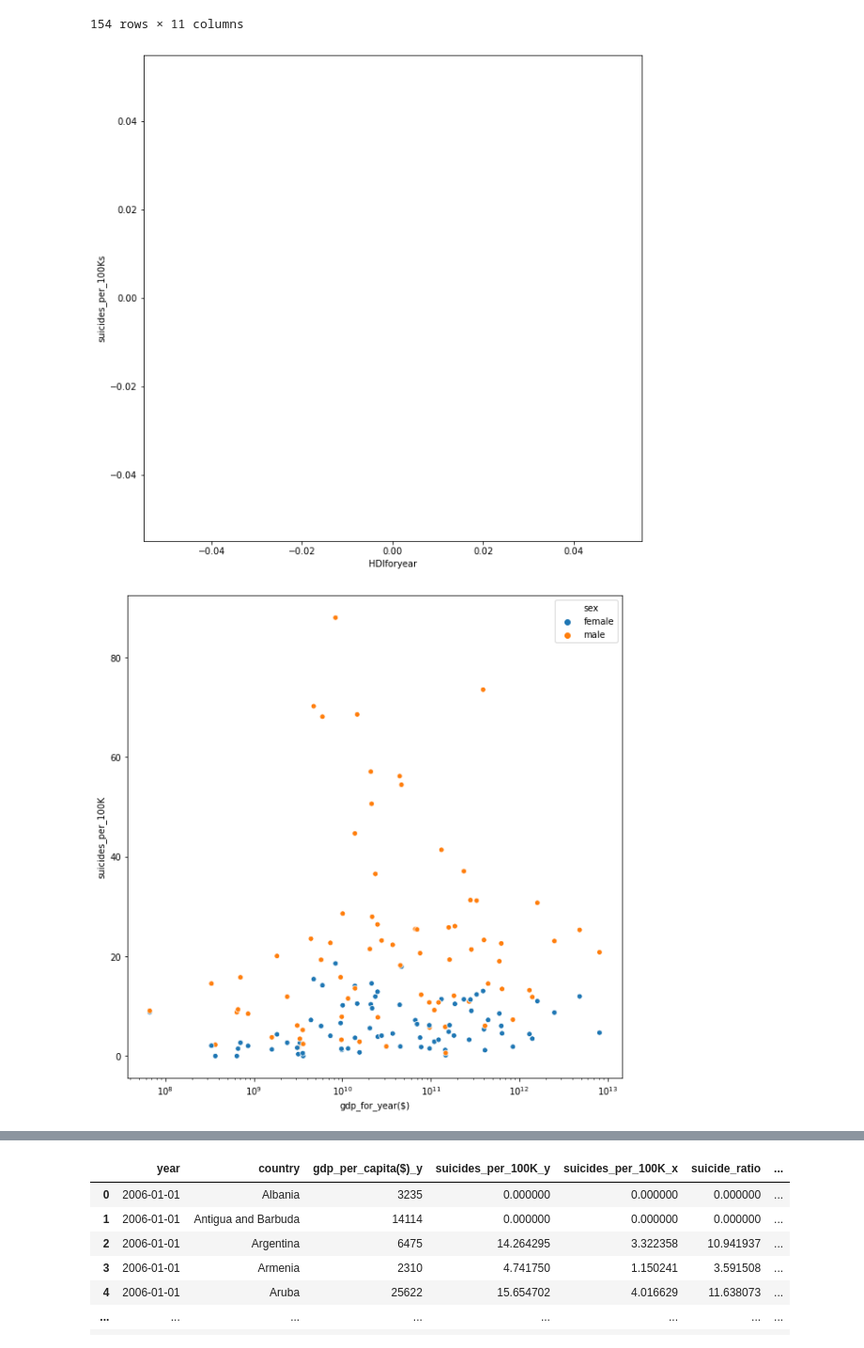
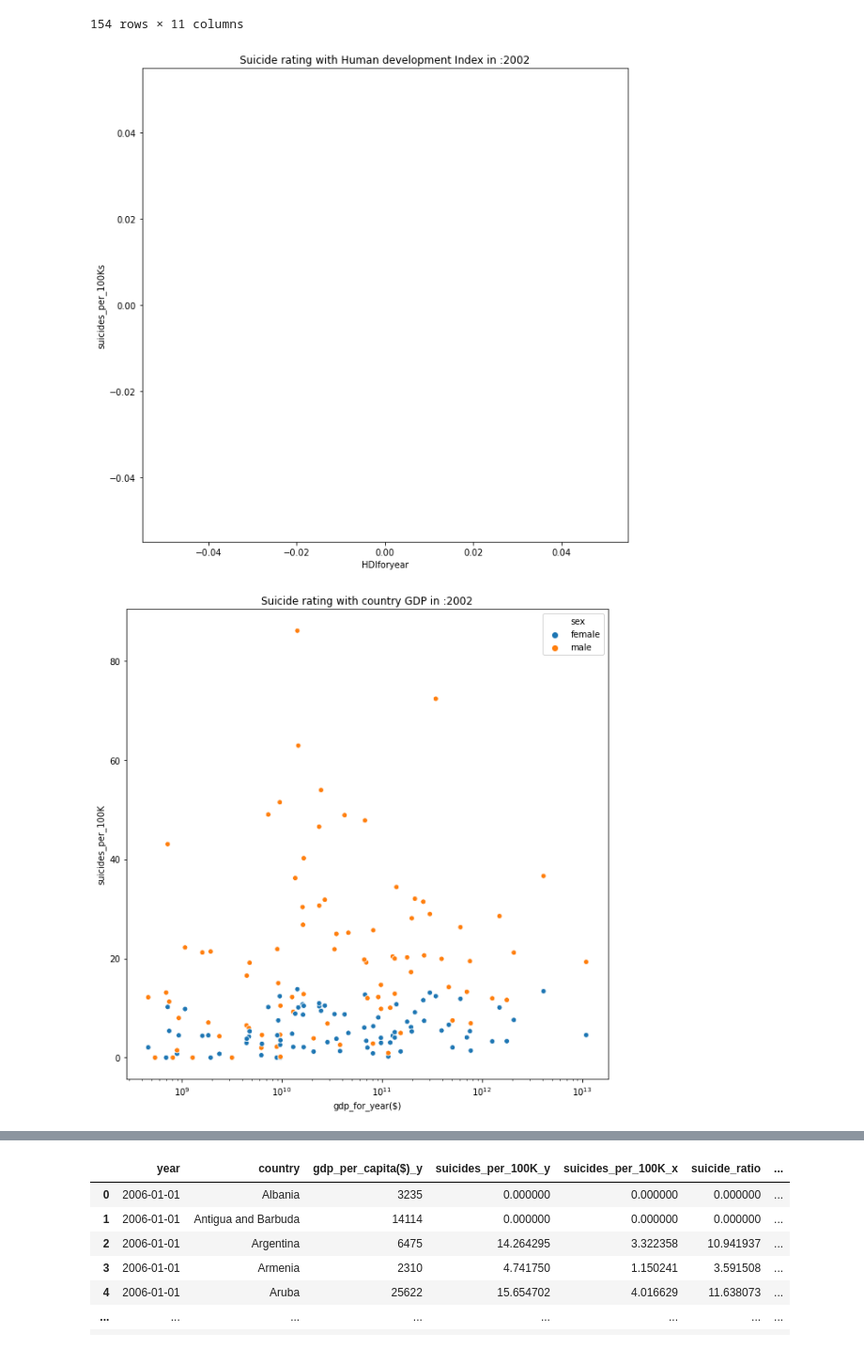
Before and after one commit to Brunadiasmiguel/depression, a Jupyter notebook: Analysis/female_male_comparation.ipynb, the cells around one changed output, grey strips where cells are left out. Shown at 94% size. Saved outputs shown, nothing was run; the diff lists cells and outputs as text; code cells hidden in the pictures.

```diff
--- a/Analysis/female_male_comparation.ipynb
+++ b/Analysis/female_male_comparation.ipynb
@@ -184,7 +154,7 @@ data_year('1996')
 | 1463 | 1996-01-01 | Uzbekistan | male | 1332 | 9812700 | NaN | 13948892216 | 703 | ... |
 154 rows × 11 columns
 # %%
-
+# compare suicides rates with other variables  given the year
 
 def plot_gdp_suicide(year):
     fig, ax = plt.subplots(figsize=(10,10))
@@ -193,6 +163,11 @@ def plot_gdp_suicide(year):
                          y=data_year(year)['suicides_per_100K'],
                          hue=data_year(year)['sex'], data=data_year(year))
 
+    plt.title(f'Suicide rating with Human development Index in :{year}')
+
+    #store the image
+    plt.savefig(f'../ploting/suicides_HDI_{year}.png')
+
     fig, ax2 = plt.subplots(figsize=(10,10))
 
     ax2 = sns.scatterplot(x=data_year(year)['gdp_for_year($)'],
@@ -200,6 +175,10 @@ def plot_gdp_suicide(year):
                          hue=data_year(year)['sex'], data=data_year(year))
     plt.xscale('log')
 
+    plt.title(f'Suicide rating with country GDP in :{year}')
+
+    #store the image
+    plt.savefig(f'../ploting/suicides_GDP_{year}.png')
 
     ax.set_xlabel("HDIforyear")
     ax.set_ylabel("suicides_per_100Ks")
@@ -209,8 +188,13 @@ def plot_gdp_suicide(year):
     ax3 = sns.scatterplot(x=data_year(year)['depression_rate'],
                         y=data_year(year)['suicides_per_100K'],
                          hue=data_year(year)['sex'], data=data_year(year))
+
+    plt.title(f'Suicide rating with depression in :{year}')
+
+    #store the image
+    plt.savefig(f'../ploting/suicides_depression_{year}.png')
 # %%
-plot_gdp_suicide('1996')
+plot_gdp_suicide('2002')
 # %% [output]
-[figure, old version]
+[figure, new version]
-[figure, old version]
+[figure, new version]
```
Also changed, not shown: parts of 12 cells of this notebook, 28 other files.
